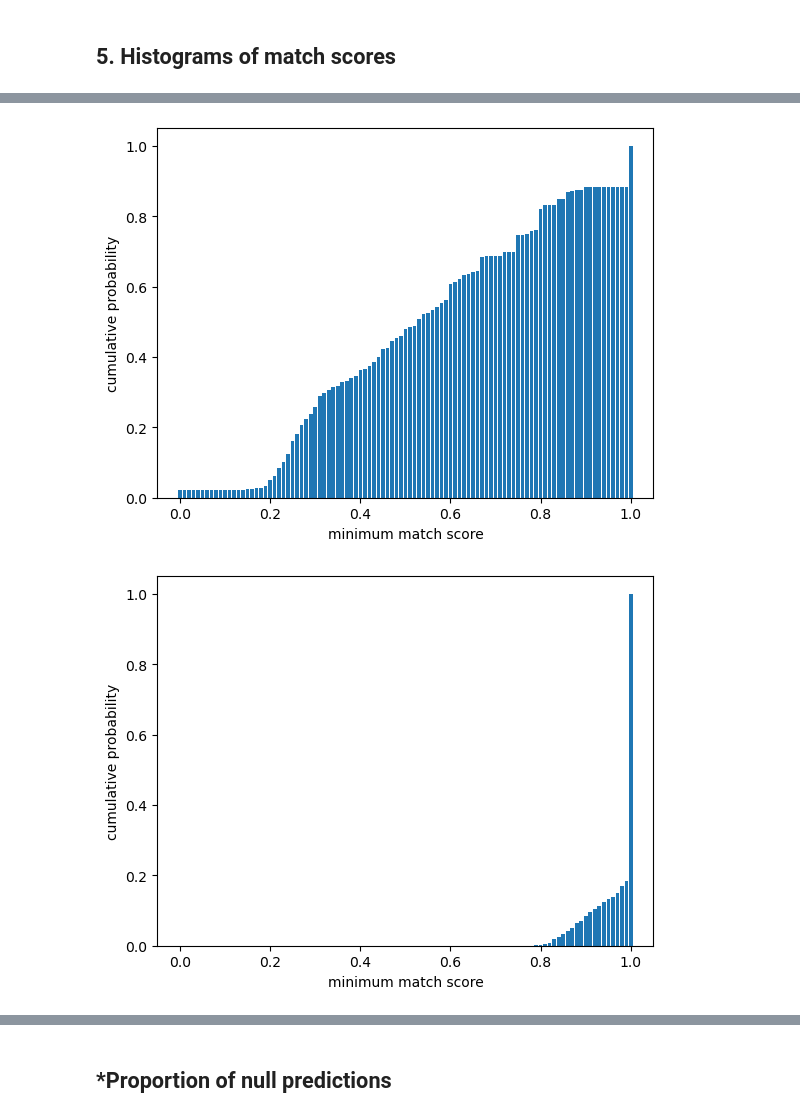
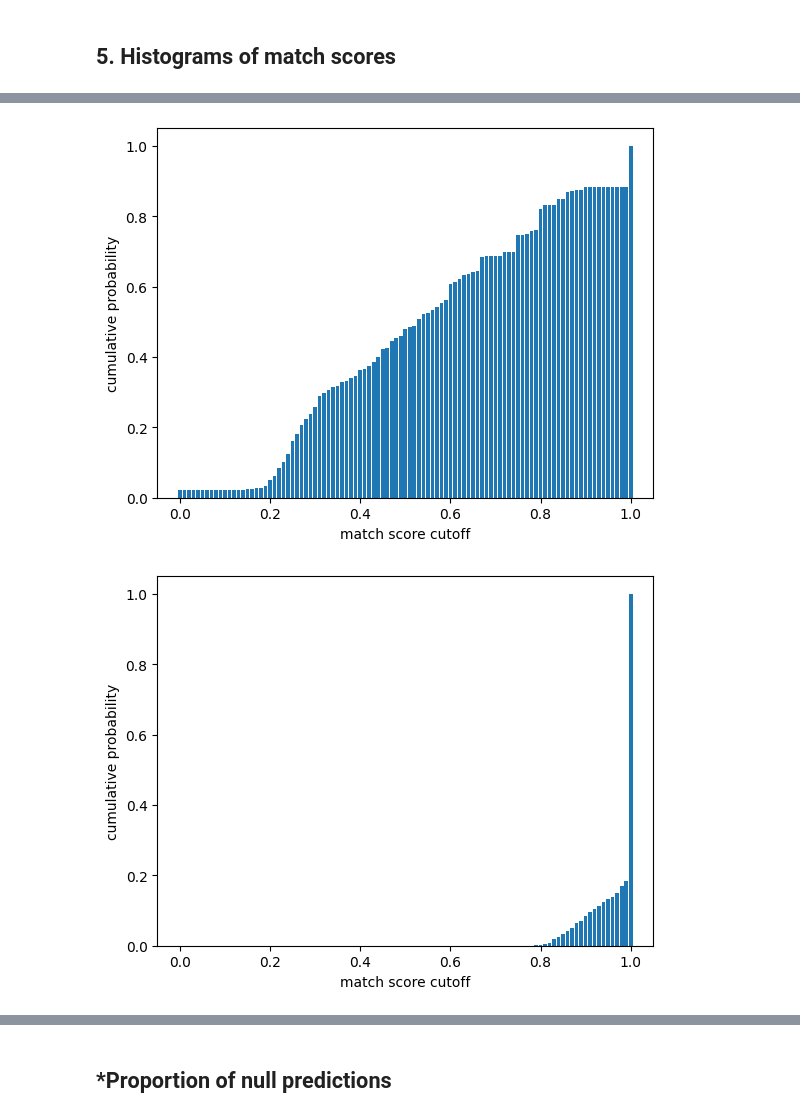
Before and after one commit to sys-bio/AMAS, a Jupyter notebook: notebooks/REF_accuracy_precision_plots.ipynb, the cells around one changed output, grey strips where cells are left out. Drawn from its saved outputs; the diff is of its cells as text; code cells hidden in the pictures.

```diff
--- a/notebooks/REF_accuracy_precision_plots.ipynb
+++ b/notebooks/REF_accuracy_precision_plots.ipynb
@@ -18,7 +18,7 @@ import matplotlib.pyplot as plt
 %matplotlib inline
 
 BIOMD_12 = 'BIOMD0000000012.xml'
-BASE_DIR = '/Users/woosubs/Desktop/AutomateAnnotation/'
+BASE_DIR = '/Users/woosubshin/Desktop/AutomateAnnotation/'
 DATA_DIR = os.path.join(BASE_DIR, "DATA")
 ALGO_DIR = os.path.join(DATA_DIR, "algo")
 CHEBI_DIR = os.path.join(DATA_DIR, "chebi")
@@ -35,8 +35,10 @@ sys.path.append(PROJ_DIR)
 SUPPL_DIR = os.path.join(PROJ_DIR, os.pardir, "AMAS_suppl")
 ACCURACY_DIR = os.path.join(SUPPL_DIR, "data_for_credibility")
 
-FIGURE_DIR = '/Users/woosubshin/Desktop/AutomateAnnotation/AMAS_suppl/figure_files'
-TEMPFIG_DIR = os.path.join(FIGURE_DIR, 'temp')
+# address changed - as of May 12, 2023.
+MANU_FIGURE_DIR = '/Users/woosubshin/Desktop/AutomateAnnotation/writeup/AMAS/Manu_figures_new'
+SUPPL_FIGURE_DIR = '/Users/woosubshin/Desktop/AutomateAnnotation/writeup/AMAS/Supple_figures_new'
+# TEMPFIG_DIR = os.path.join(FIGURE_DIR, 'temp')
 
 from AMAS import species_annotation as sa
 from AMAS import reaction_annotation as ra
@@ -686,7 +608,7 @@ def draw_match_score_bar(df, save_path):
     ys.append(df[df['match_score']<=min_score].shape[0]/total_elements)
   plt.bar(xs, ys, width=0.008)
   plt.xlim([-0.05, 1.05])
-  plt.xlabel("minimum match score")
+  plt.xlabel("match score cutoff")
   plt.ylabel("cumulative probability")
 
   plt.savefig(save_path, dpi=300, bbox_inches='tight', pad_inches=0.0)
@@ -722,15 +627,17 @@ biomd_spec_df
 # %%
 # cumulative distribution of match score: biomodel species
 draw_match_score_bar(df=biomd_reac_df,
-                     save_path=os.path.join(TEMPFIG_DIR, 'biomd_reactions_cdf_match_score.png'))
+                     save_path=os.path.join(SUPPL_FIGURE_DIR,
+                                            'f22-matchscore-reactions-biomd.pdf'))
 # %% [output]
-[figure, old version]
+[figure, new version]
 # %%
 # cumulative distribution of match score: biomodel reactions
 draw_match_score_bar(df=bigg_spec_df,
-                     save_path=os.path.join(TEMPFIG_DIR, 'bigg_species_cdf_match_score.png'))
+                     save_path=os.path.join(SUPPL_FIGURE_DIR,
+                                            'f11-matchscore-species-bigg.pdf'))
 # %% [output]
-[figure, old version]
+[figure, new version]
 # %%
 # cumulative distribution of match score: bigg reactions, pred_species
 draw_match_score_bar(df=bigg_reac_df_pred,
```
Also changed, not shown: parts of 50 cells of this notebook, 3 other files.
